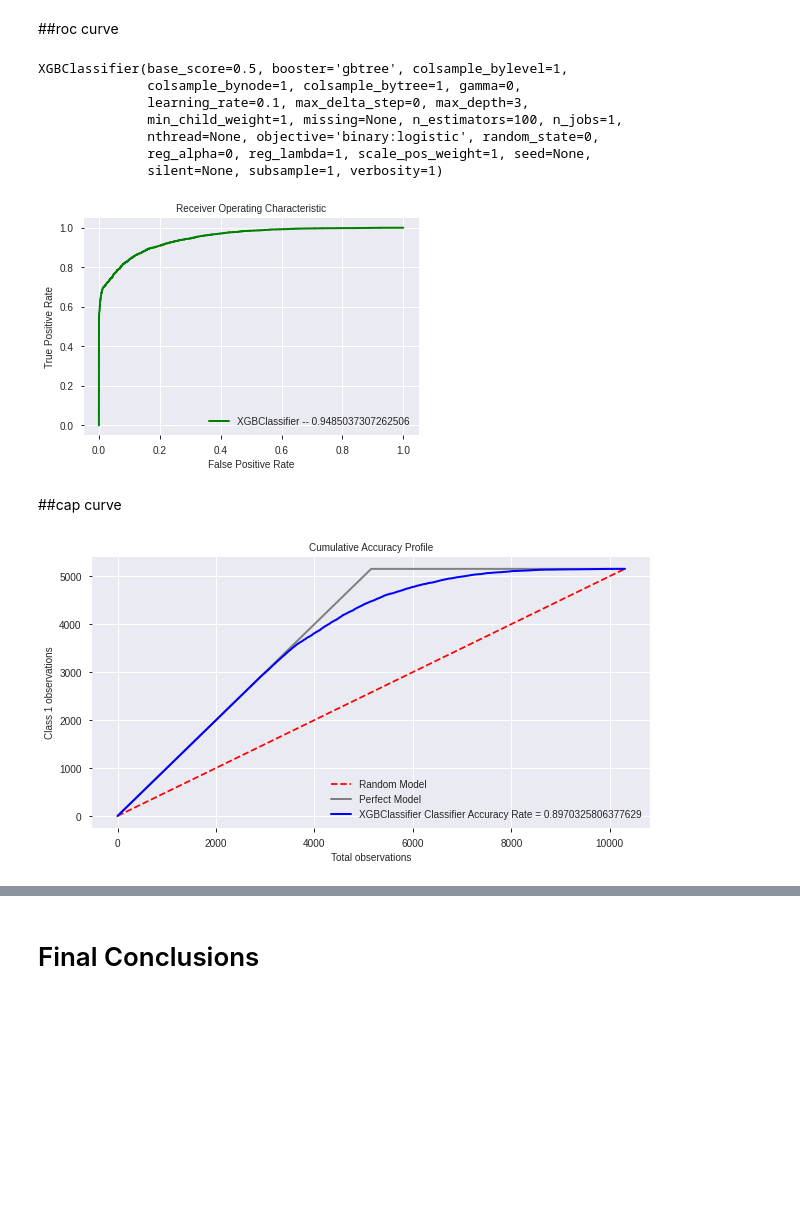
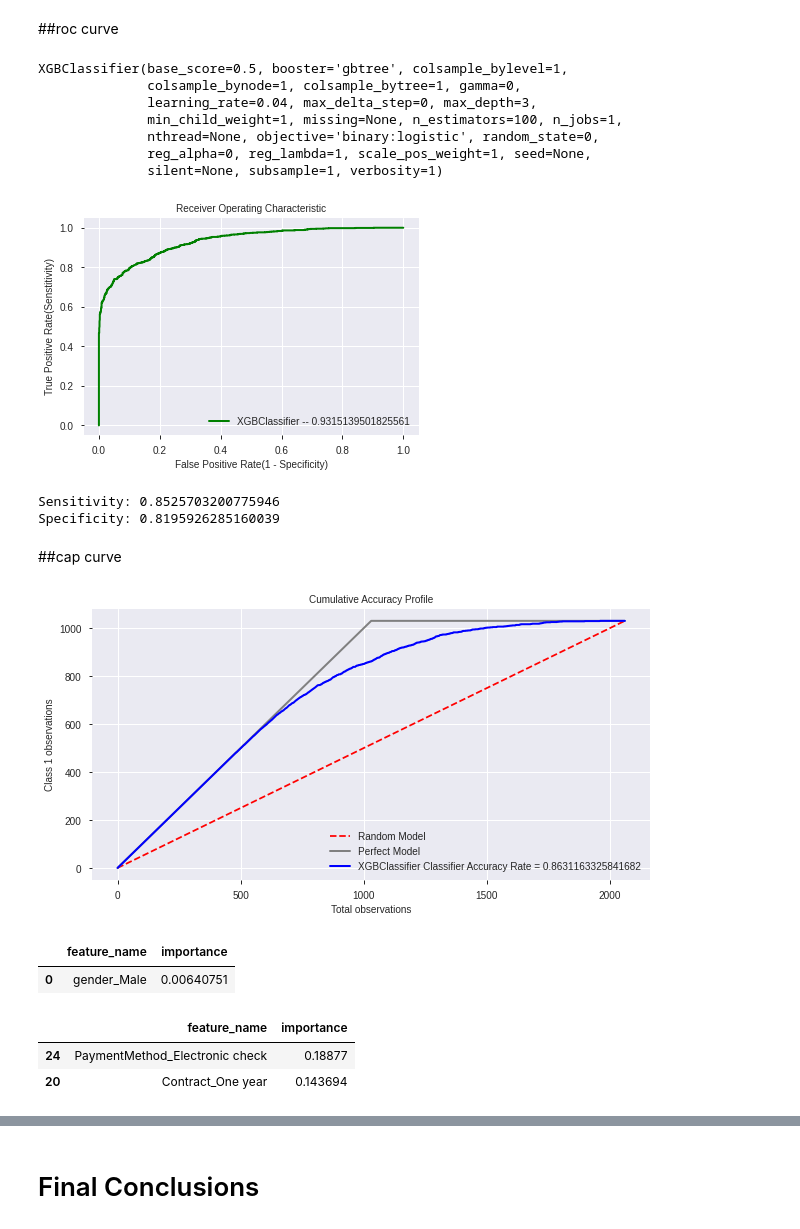
Before and after one commit to noushadkhan01/internshala, a Jupyter notebook: internshala_INSAID_Sample_Skeleton.ipynb, the cells around one changed output, grey strips where cells are left out. Saved outputs shown, nothing was run; the diff lists cells and outputs as text; code cells hidden in the pictures; blank space fills up the shorter version.

```diff
--- a/internshala_INSAID_Sample_Skeleton.ipynb
+++ b/internshala_INSAID_Sample_Skeleton.ipynb
@@ -638,18 +646,18 @@ XGBClassifier(base_score=0.5, booster='gbtree', colsample_bylevel=1,
 # %%
 from my_roc_curve import my_roc_curve
 # %%
-model = XGBClassifier()
+model = XGBClassifier(learning_rate=.04)
 # %%
-model.fit(X_sm, y_sm)
+model.fit(X_train_sm, y_train_sm)
 # %% [output]
 XGBClassifier(base_score=0.5, booster='gbtree', colsample_bylevel=1,
               colsample_bynode=1, colsample_bytree=1, gamma=0,
-              learning_rate=0.1, max_delta_step=0, max_depth=3,
+              learning_rate=0.04, max_delta_step=0, max_depth=3,
               min_child_weight=1, missing=None, n_estimators=100, n_jobs=1,
               nthread=None, objective='binary:logistic', random_state=0,
               reg_alpha=0, reg_lambda=1, scale_pos_weight=1, seed=None,
               silent=None, subsample=1, verbosity=1)
 # %%
-my_roc_curve(model, X_sm, y_sm, )
+my_roc_curve(model, X_test_sm, y_test_sm, )
 # %% [output]
-[figure, old version]
+[figure, new version]
@@ -656,8 +670,26 @@ my_roc_curve(model, X_sm, y_sm, )
+# %%
+evaluate_threshold(.5)
+# %% [output]
+Sensitivity: 0.8525703200775946
+Specificity: 0.8195926285160039
 # %% [markdown]
 ##cap curve
 # %%
 from my_cap_curve import my_cap_curve
 # %%
-my_cap_curve(model, X_sm, y_sm, )
+my_cap_curve(model, X_test_sm, y_test_sm, )
 # %% [output]
-[figure, old version]
+[figure, new version]
+# %%
+feature_importance = pd.DataFrame(np.array([X.columns, model.feature_importances_]).T, columns = ['feature_name', 'importance'])
+feature_importance.head(1)
+# %% [output]
+|  | feature_name | importance |
+| 0 | gender_Male | 0.00640751 |
+# %%
+feature_importance.sort_values(by = 'importance', ascending=False, inplace = True)
+feature_importance.head(2)
+# %% [output]
+|  | feature_name | importance |
+| 24 | PaymentMethod_Electronic check | 0.18877 |
+| 20 | Contract_One year | 0.143694 |
```
Also changed, not shown: parts of 30 cells of this notebook.
